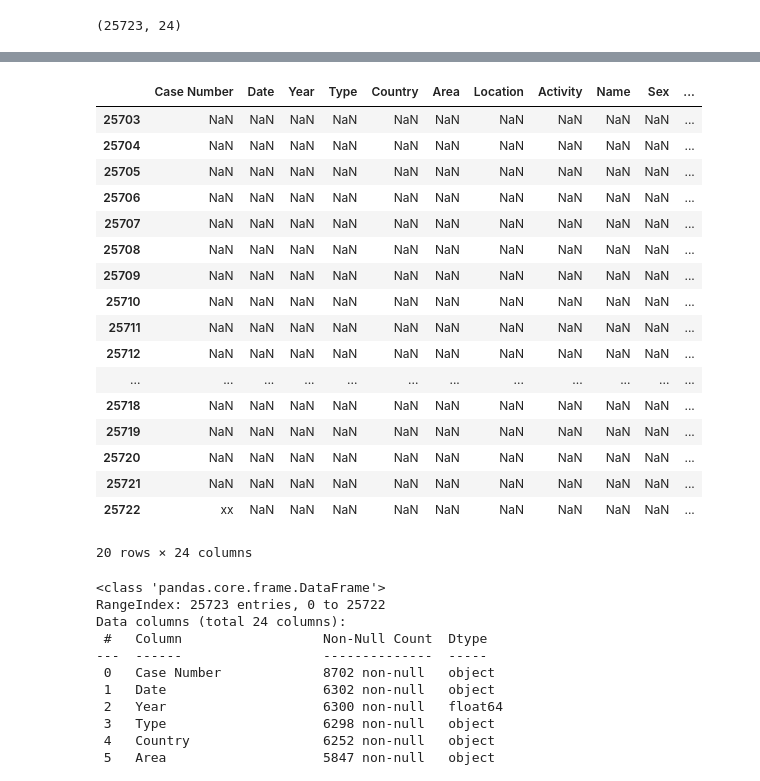
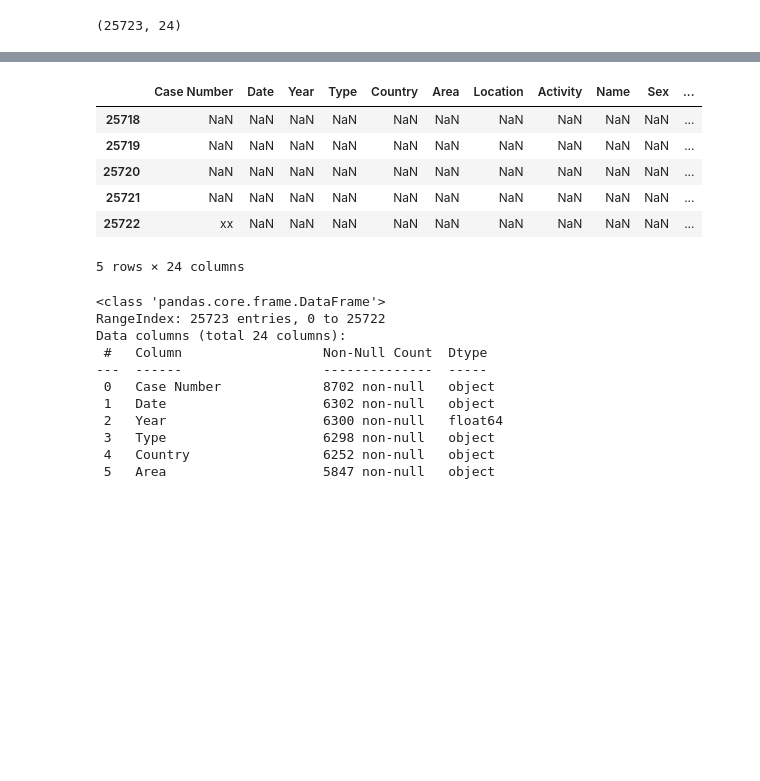
Before and after one commit to pizornpy/Proyecto_Pandas_Tiburones, a Jupyter notebook: Untitled-1.ipynb, the cells around one changed output, grey strips where cells are left out. Saved outputs shown, nothing was run; the diff lists cells and outputs as text; code cells hidden in the pictures; blank space fills up the shorter version.

```diff
--- a/Untitled-1.ipynb
+++ b/Untitled-1.ipynb
@@ -37,27 +28,16 @@ tiburones.head(50)
 # %%
 #qué cosa más rara, hay muchísimos nulos por detrás, hay que ver cuántos son
 
 
-tiburones.tail(20)
+tiburones.tail()
 # %% [output]
 |  | Case Number | Date | Year | Type | Country | Area | Location | Activity | Name | Sex | ... |
-| 25703 | NaN | NaN | NaN | NaN | NaN | NaN | NaN | NaN | NaN | NaN | ... |
-| 25704 | NaN | NaN | NaN | NaN | NaN | NaN | NaN | NaN | NaN | NaN | ... |
-| 25705 | NaN | NaN | NaN | NaN | NaN | NaN | NaN | NaN | NaN | NaN | ... |
-| 25706 | NaN | NaN | NaN | NaN | NaN | NaN | NaN | NaN | NaN | NaN | ... |
-| 25707 | NaN | NaN | NaN | NaN | NaN | NaN | NaN | NaN | NaN | NaN | ... |
-| 25708 | NaN | NaN | NaN | NaN | NaN | NaN | NaN | NaN | NaN | NaN | ... |
-| 25709 | NaN | NaN | NaN | NaN | NaN | NaN | NaN | NaN | NaN | NaN | ... |
-| 25710 | NaN | NaN | NaN | NaN | NaN | NaN | NaN | NaN | NaN | NaN | ... |
-| 25711 | NaN | NaN | NaN | NaN | NaN | NaN | NaN | NaN | NaN | NaN | ... |
-| 25712 | NaN | NaN | NaN | NaN | NaN | NaN | NaN | NaN | NaN | NaN | ... |
-| ... | ... | ... | ... | ... | ... | ... | ... | ... | ... | ... | ... |
 | 25718 | NaN | NaN | NaN | NaN | NaN | NaN | NaN | NaN | NaN | NaN | ... |
 | 25719 | NaN | NaN | NaN | NaN | NaN | NaN | NaN | NaN | NaN | NaN | ... |
 | 25720 | NaN | NaN | NaN | NaN | NaN | NaN | NaN | NaN | NaN | NaN | ... |
 | 25721 | NaN | NaN | NaN | NaN | NaN | NaN | NaN | NaN | NaN | NaN | ... |
 | 25722 | xx | NaN | NaN | NaN | NaN | NaN | NaN | NaN | NaN | NaN | ... |
-20 rows × 24 columns
+5 rows × 24 columns
 # %%
 
 
```
Also changed, not shown: parts of 19 cells of this notebook.
